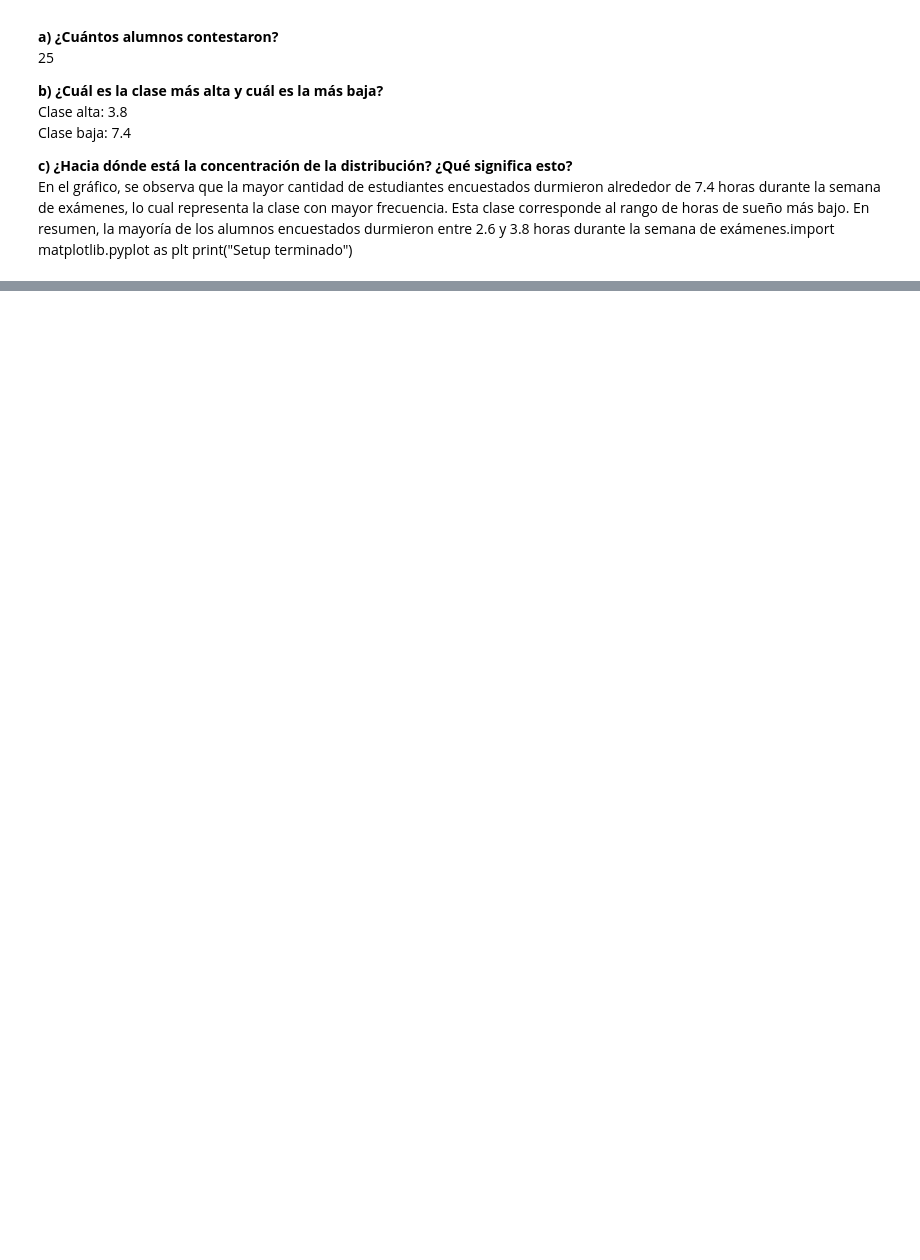
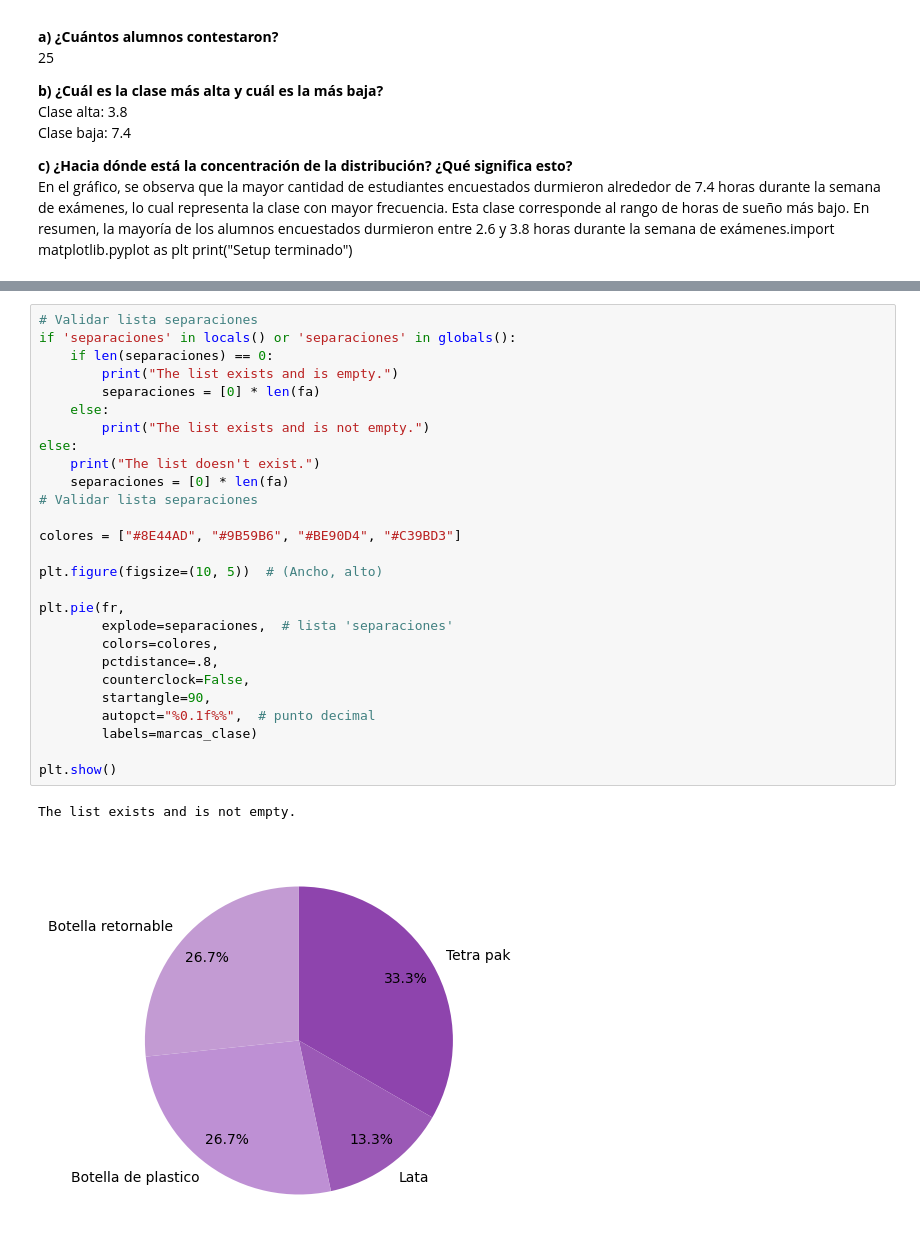
Before and after one commit to brianherna/T1-Remedial, a Jupyter notebook: t1-remedial-b.ipynb, the cells around one changed output, grey strips where cells are left out. Cells and saved outputs as stored; diff of their text form; blank space fills up the shorter version.

```diff
--- a/t1-remedial-b.ipynb
+++ b/t1-remedial-b.ipynb
@@ -37,0 +123,30 @@ print("Setup terminado")
+# %%
+# Validar lista separaciones
+if 'separaciones' in locals() or 'separaciones' in globals():
+    if len(separaciones) == 0:
+        print("The list exists and is empty.")
+        separaciones = [0] * len(fa)
+    else:
+        print("The list exists and is not empty.")
+else:
+    print("The list doesn't exist.")
+    separaciones = [0] * len(fa)
+# Validar lista separaciones
+
+colores = ["#8E44AD", "#9B59B6", "#BE90D4", "#C39BD3"]
+
+plt.figure(figsize=(10, 5))  # (Ancho, alto)
+
+plt.pie(fr,
+        explode=separaciones,  # lista 'separaciones'
+        colors=colores,
+        pctdistance=.8,
+        counterclock=False,
+        startangle=90,
+        autopct="%0.1f%%",  # punto decimal
+        labels=marcas_clase)
+
+plt.show()
+# %% [output]
+The list exists and is not empty.
+[figure, added]
```
Also changed, not shown: parts of 2 cells of this notebook.
